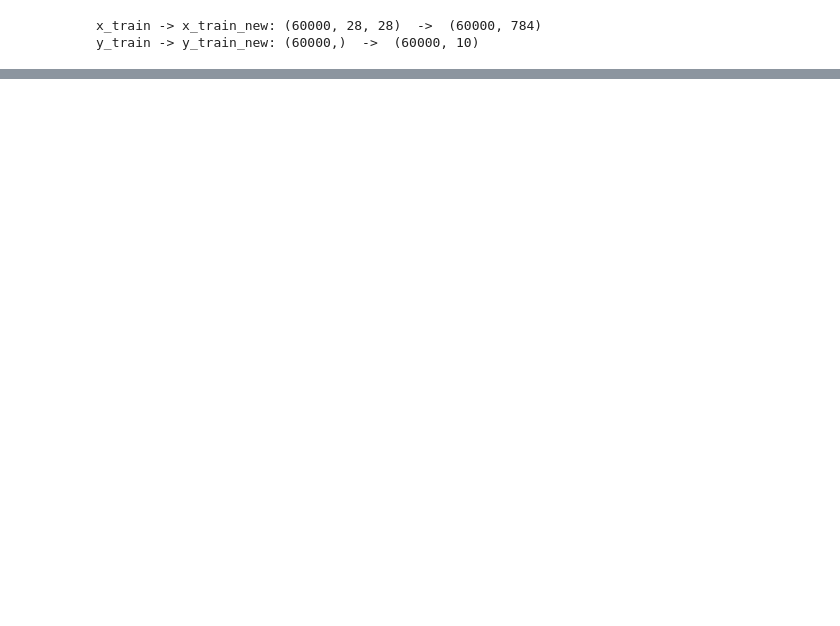
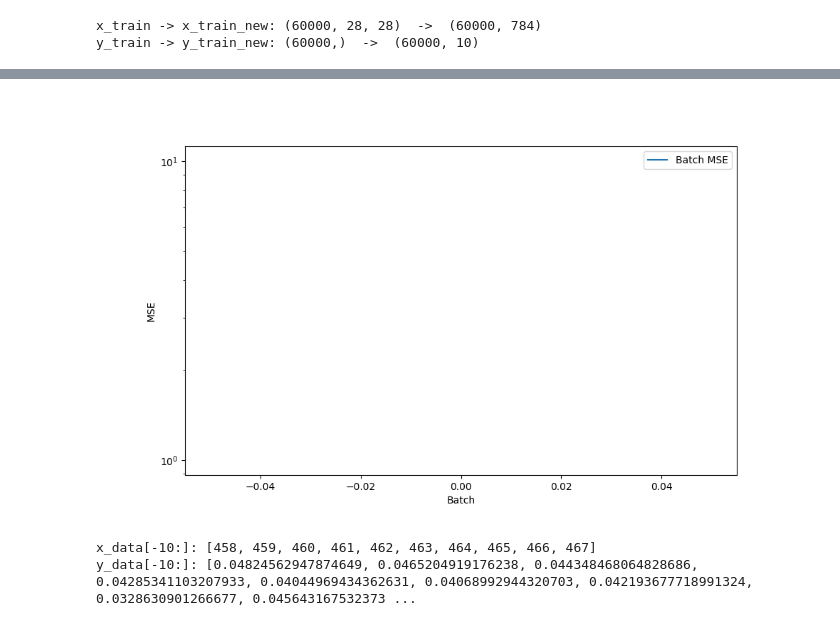
Before and after one commit to richard-greenhalgh/msc-prep, a Jupyter notebook: mnist/notebooks/mnist_explore.ipynb, the cells around one changed output, grey strips where cells are left out. Cells and saved outputs as stored; diff of their text form; code cells hidden in the pictures; blank space fills up the shorter version.

Commit message:
Explored live updating charts, added new file train.py

```diff
--- a/mnist/notebooks/mnist_explore.ipynb
+++ b/mnist/notebooks/mnist_explore.ipynb
@@ -179,0 +181,44 @@ print( accuracy_from_outputs(y_pred, y_train_new) )
+# %%
+# create live updating chart functionality via callback(s)
+# supply callback function as argument to Model.fit()
+
+#plt.ion() # turn ON interactive mode
+x_data, y_data = [], []
+fig, ax = plt.subplots(figsize=(10, 6))
+line, = ax.plot([], [], label="Batch MSE")
+ax.set_xlabel("Batch")
+ax.set_ylabel("MSE")
+ax.set_yscale("log")
+ax.legend()
+
+display(fig.canvas)   # show the widget once
+#plt.close(fig) # prevent duplicate static figure output later
+
+def update_plot_loss_batch(data: dict):
+    x = data["BATCH"]
+    x_data.append(x)
+    y_data.append(float(data['LOSS_CURVE_BATCH'][x]))
+
+    #if x_data is None: x_data = list(range(len(y_data)))
+    line.set_data(x_data, y_data)
+    ax.relim()
+    ax.autoscale_view()
+
+    if x % 10 == 0:
+        fig.canvas.draw()
+        fig.canvas.flush_events()
+        plt.pause(0.001)
+
+model_live = MyNN.Model(n_inputs, [32, 32, n_outputs])
+results = model_live.fit(x_train_new, y_train_new, max_epochs=2, batch_size=256, learning_rate=0.1, callback_func=update_plot_loss_batch)
+
+#plt.close(fig) # prevent duplicate static figure output later
+#plt.ioff() # turn OFF interactive mode
+#plt.show()
+
+print("x_data[-10:]:", x_data[-10:])
+print("y_data[-10:]:", y_data[-10:])
+# %% [output]
+[figure, added]
+x_data[-10:]: [458, 459, 460, 461, 462, 463, 464, 465, 466, 467]
+y_data[-10:]: [0.04824562947874649, 0.0465204919176238, 0.044348468064828686, 0.04285341103207933, 0.04044969434362631, 0.04068992944320703, 0.042193677718991324, 0.0328630901266677, 0.045643167532373 ...
```
Also changed, not shown: parts of 6 cells of this notebook, 5 other files.
